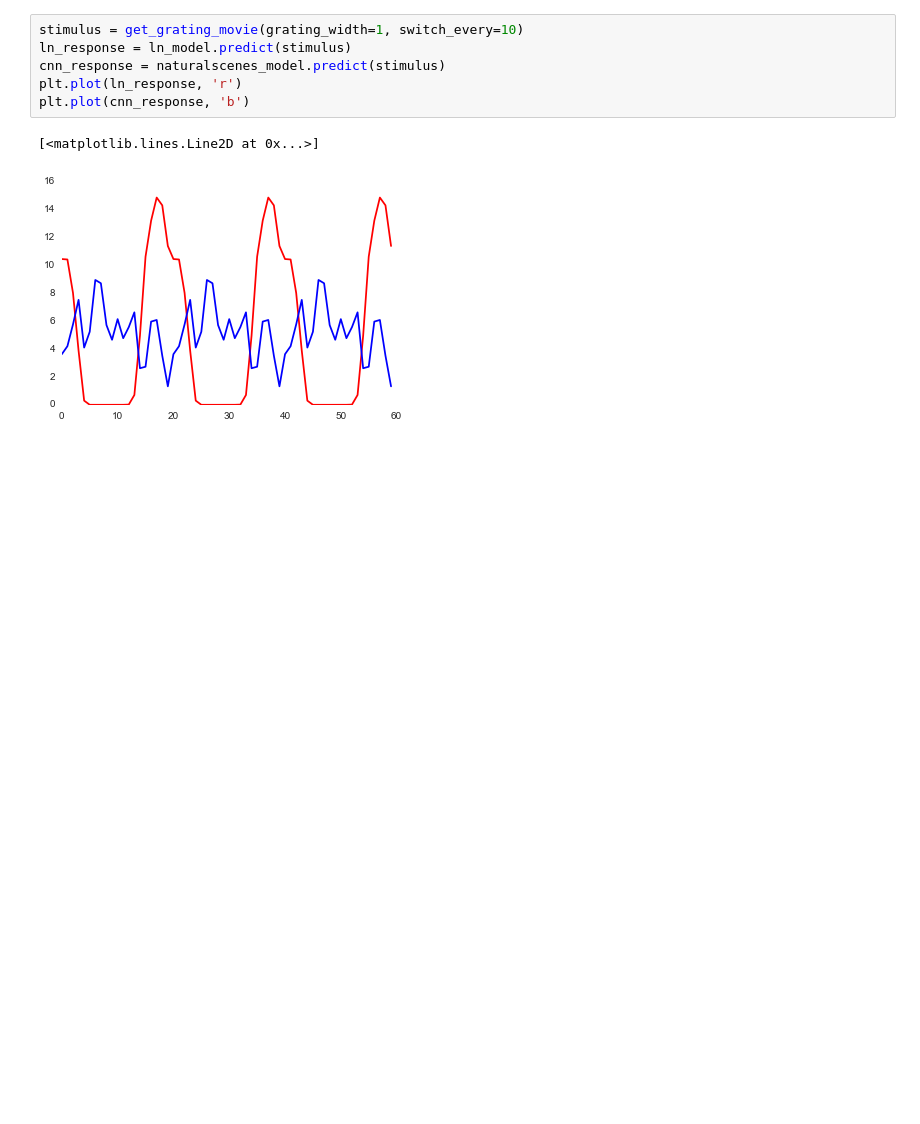
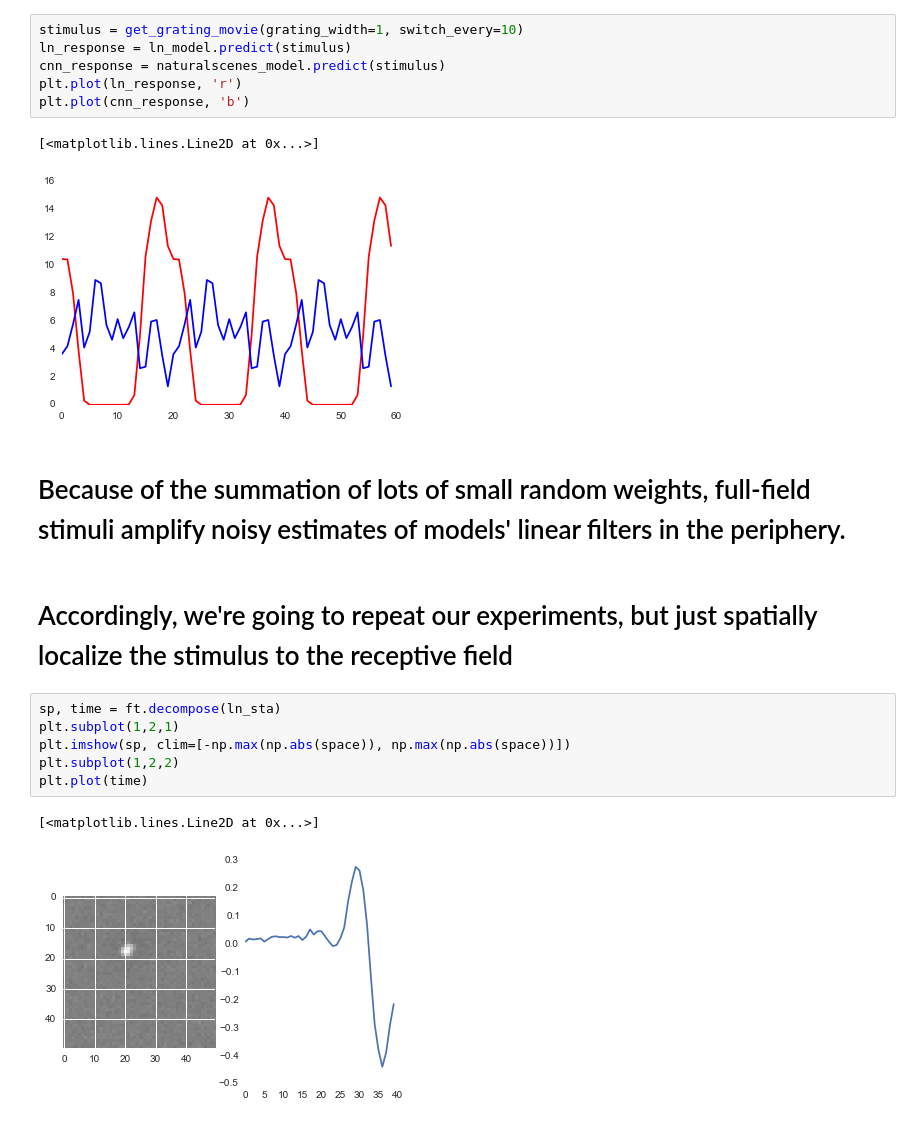
Before and after one commit to baccuslab/deep-retina, a Jupyter notebook: notebooks/Responses Probing Adaptation.ipynb, the cells around one changed output. Cells and saved outputs as stored; diff of their text form; blank space fills up the shorter version.

```diff
--- a/notebooks/Responses Probing Adaptation.ipynb
+++ b/notebooks/Responses Probing Adaptation.ipynb
@@ -468,3 +468,16 @@ plt.plot(cnn_response, 'b')
 # %% [output]
 [<matplotlib.lines.Line2D at 0x...>]
 [figure]
+# %% [markdown]
+# Because of the summation of lots of small random weights, full-field stimuli amplify noisy estimates of models' linear filters in the periphery.
+# %% [markdown]
+# Accordingly, we're going to repeat our experiments, but just spatially localize the stimulus to the receptive field
+# %%
+sp, time = ft.decompose(ln_sta)
+plt.subplot(1,2,1)
+plt.imshow(sp, clim=[-np.max(np.abs(space)), np.max(np.abs(space))])
+plt.subplot(1,2,2)
+plt.plot(time)
+# %% [output]
+[<matplotlib.lines.Line2D at 0x...>]
+[figure, added]
```
Also changed, not shown: parts of 9 cells of this notebook.
